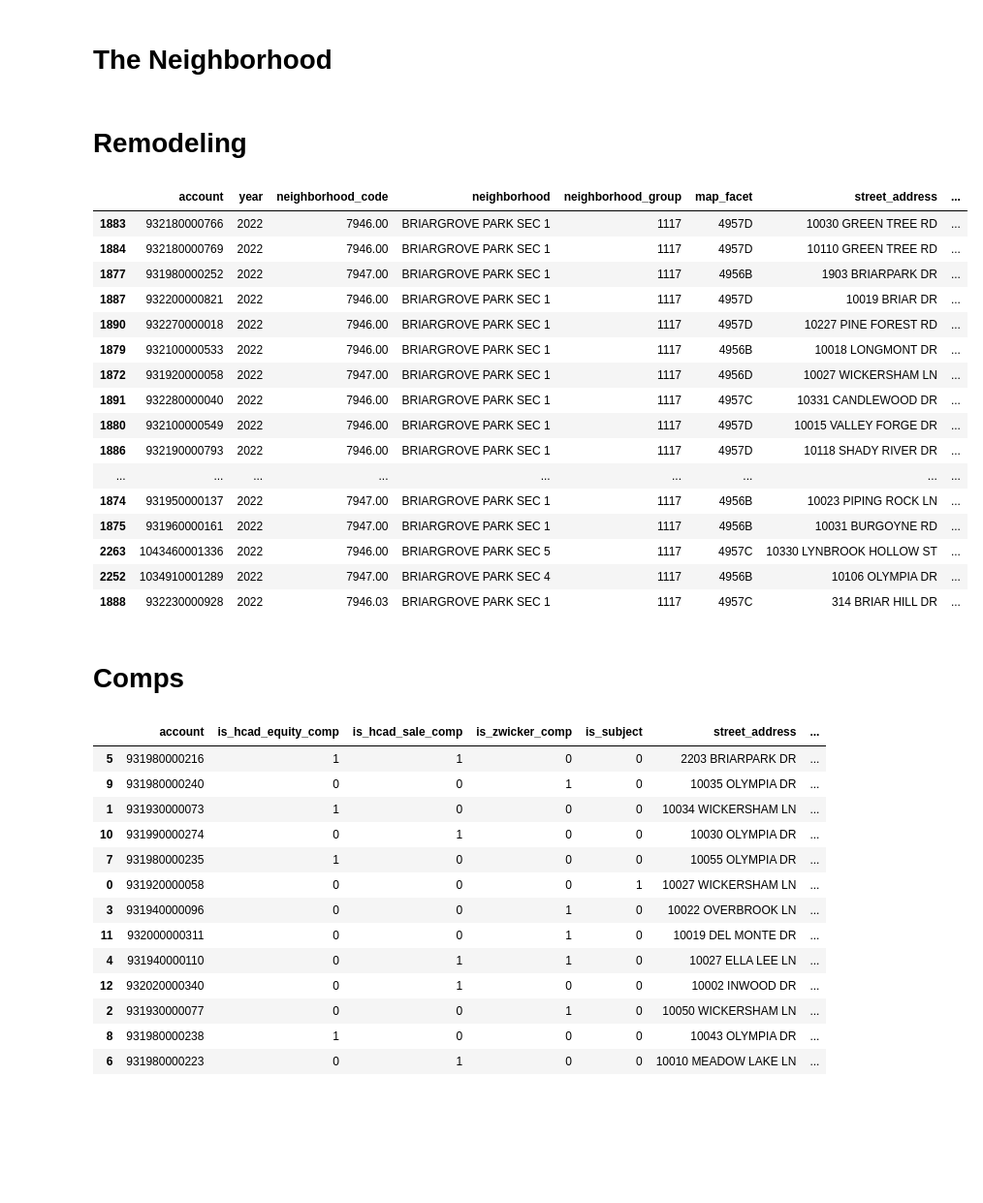
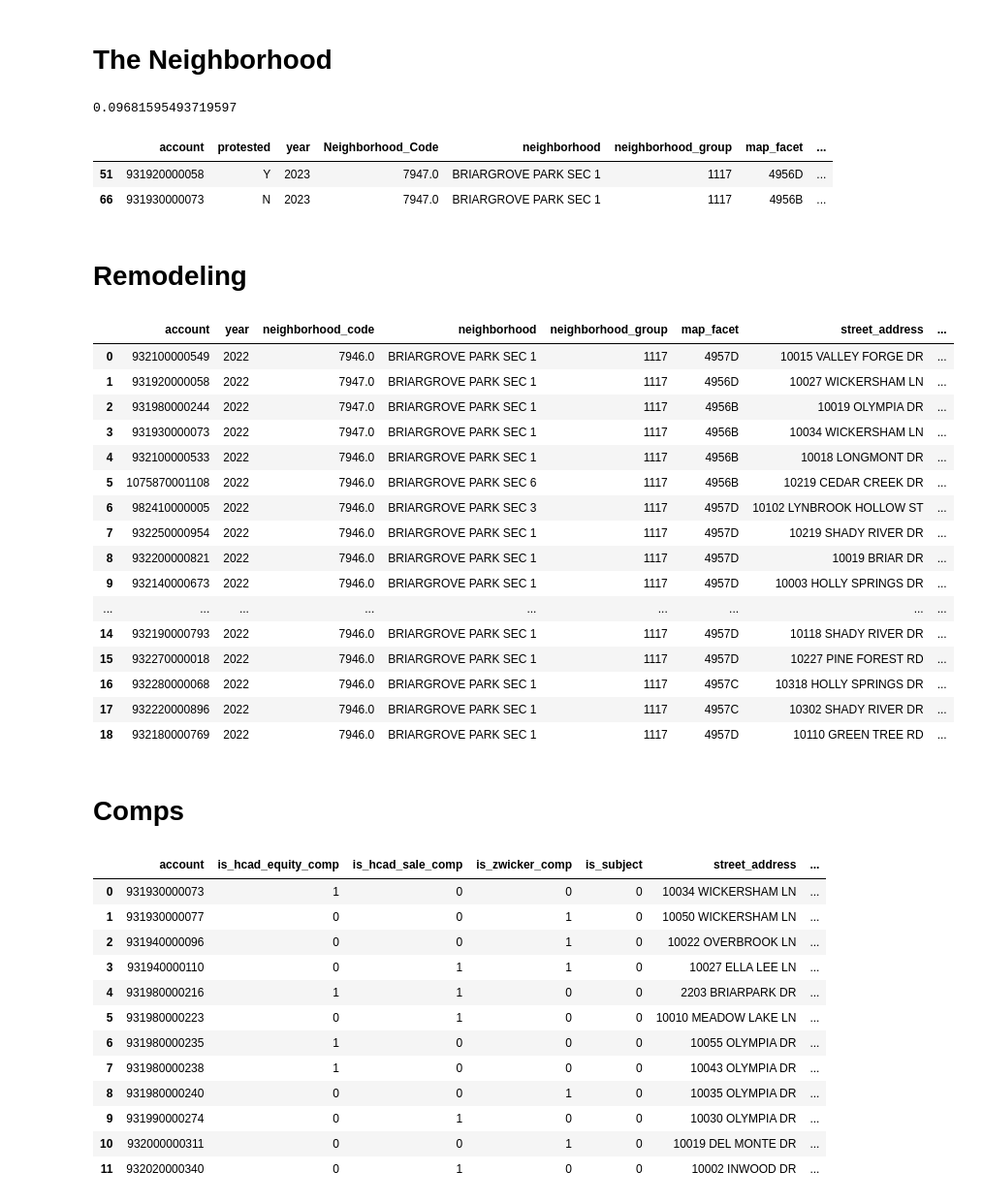
Before and after one commit to pazwicker/home-property-tax, a Jupyter notebook: wickersham/tax_year_2023/2023_analysis.ipynb, the cells around one changed output. Shown at 97% size. Cells and saved outputs as stored; diff of their text form; code cells hidden in the pictures; blank space fills up the shorter version.

```diff
--- a/wickersham/tax_year_2023/2023_analysis.ipynb
+++ b/wickersham/tax_year_2023/2023_analysis.ipynb
@@ -57,0 +80,10 @@ neighborhood_query = '''
+# %%
+neighborhood_df['pct_change_in_market_value'].quantile(.85)
+# %% [output]
+0.09681595493719597
+# %%
+neighborhood_df.loc[neighborhood_df['account'].isin([zwickersham_acct, '931930000073'])]
+# %% [output]
+|  | account | protested | year | Neighborhood_Code | neighborhood | neighborhood_group | map_facet | ... |
+| 51 | 931920000058 | Y | 2023 | 7947.0 | BRIARGROVE PARK SEC 1 | 1117 | 4956D | ... |
+| 66 | 931930000073 | N | 2023 | 7947.0 | BRIARGROVE PARK SEC 1 | 1117 | 4956B | ... |
@@ -70,18 +104,20 @@ remodeling_query = '''
             site_addr_1 as street_address,
             site_addr_3 as zipcode,
             tot_mkt_val as market_value,
+            tot_mkt_val - new_construction_val as market_value_less_new_construction,
             prior_tot_mkt_val as prior_market_value,
             new_construction_val as new_construction_value,
             tot_mkt_val - prior_tot_mkt_val as change_in_market_value,
             tot_mkt_val / prior_tot_mkt_val - 1 as pct_change_in_market_value,
+            (tot_mkt_val - new_construction_val) / prior_tot_mkt_val - 1 as pct_change_in_market_less_new_construction,
             new_construction_val / prior_tot_mkt_val as new_construction_pct_total_prior_market_value,
             new_construction_val / (tot_mkt_val - prior_tot_mkt_val) as new_construction_pct_change_in_market_value
         from real_acct
         where
             true
             and state_class = 'A1'
-            and new_construction_val > 20000
-            and prior_market_value between 250000 and 700000
+            and new_construction_val >= 100000
+            and neighborhood_code in (7946, 7946.03, 7947)
             and yr = '2022'
     ),
     cte_2023 as (
@@ -111,21 +147,21 @@ fig = px.histogram(remodeling_df_filtered, x="next_market_value_pct_change", mar
 fig.show()
 # %%
-remodeling_df_filtered.sort_values(by=['pct_change_in_market_value'], ascending=False)
+remodeling_df_filtered.sort_values(by=['market_value'], ascending=True).reset_index(drop=True)
 # %% [output]
 |  | account | year | neighborhood_code | neighborhood | neighborhood_group | map_facet | street_address | ... |
-| 1883 | 932180000766 | 2022 | 7946.00 | BRIARGROVE PARK SEC 1 | 1117 | 4957D | 10030 GREEN TREE RD | ... |
-| 1884 | 932180000769 | 2022 | 7946.00 | BRIARGROVE PARK SEC 1 | 1117 | 4957D | 10110 GREEN TREE RD | ... |
-| 1877 | 931980000252 | 2022 | 7947.00 | BRIARGROVE PARK SEC 1 | 1117 | 4956B | 1903 BRIARPARK DR | ... |
-| 1887 | 932200000821 | 2022 | 7946.00 | BRIARGROVE PARK SEC 1 | 1117 | 4957D | 10019 BRIAR DR | ... |
-| 1890 | 932270000018 | 2022 | 7946.00 | BRIARGROVE PARK SEC 1 | 1117 | 4957D | 10227 PINE FOREST RD | ... |
-| 1879 | 932100000533 | 2022 | 7946.00 | BRIARGROVE PARK SEC 1 | 1117 | 4956B | 10018 LONGMONT DR | ... |
-| 1872 | 931920000058 | 2022 | 7947.00 | BRIARGROVE PARK SEC 1 | 1117 | 4956D | 10027 WICKERSHAM LN | ... |
-| 1891 | 932280000040 | 2022 | 7946.00 | BRIARGROVE PARK SEC 1 | 1117 | 4957C | 10331 CANDLEWOOD DR | ... |
-| 1880 | 932100000549 | 2022 | 7946.00 | BRIARGROVE PARK SEC 1 | 1117 | 4957D | 10015 VALLEY FORGE DR | ... |
-| 1886 | 932190000793 | 2022 | 7946.00 | BRIARGROVE PARK SEC 1 | 1117 | 4957D | 10118 SHADY RIVER DR | ... |
+| 0 | 932100000549 | 2022 | 7946.0 | BRIARGROVE PARK SEC 1 | 1117 | 4957D | 10015 VALLEY FORGE DR | ... |
+| 1 | 931920000058 | 2022 | 7947.0 | BRIARGROVE PARK SEC 1 | 1117 | 4956D | 10027 WICKERSHAM LN | ... |
+| 2 | 931980000244 | 2022 | 7947.0 | BRIARGROVE PARK SEC 1 | 1117 | 4956B | 10019 OLYMPIA DR | ... |
+| 3 | 931930000073 | 2022 | 7947.0 | BRIARGROVE PARK SEC 1 | 1117 | 4956B | 10034 WICKERSHAM LN | ... |
+| 4 | 932100000533 | 2022 | 7946.0 | BRIARGROVE PARK SEC 1 | 1117 | 4956B | 10018 LONGMONT DR | ... |
+| 5 | 1075870001108 | 2022 | 7946.0 | BRIARGROVE PARK SEC 6 | 1117 | 4956B | 10219 CEDAR CREEK DR | ... |
+| 6 | 982410000005 | 2022 | 7946.0 | BRIARGROVE PARK SEC 3 | 1117 | 4957D | 10102 LYNBROOK HOLLOW ST | ... |
+| 7 | 932250000954 | 2022 | 7946.0 | BRIARGROVE PARK SEC 1 | 1117 | 4957D | 10219 SHADY RIVER DR | ... |
+| 8 | 932200000821 | 2022 | 7946.0 | BRIARGROVE PARK SEC 1 | 1117 | 4957D | 10019 BRIAR DR | ... |
+| 9 | 932140000673 | 2022 | 7946.0 | BRIARGROVE PARK SEC 1 | 1117 | 4957D | 10003 HOLLY SPRINGS DR | ... |
 | ... | ... | ... | ... | ... | ... | ... | ... | ... |
-| 1874 | 931950000137 | 2022 | 7947.00 | BRIARGROVE PARK SEC 1 | 1117 | 4956B | 10023 PIPING ROCK LN | ... |
-| 1875 | 931960000161 | 2022 | 7947.00 | BRIARGROVE PARK SEC 1 | 1117 | 4956B | 10031 BURGOYNE RD | ... |
-| 2263 | 1043460001336 | 2022 | 7946.00 | BRIARGROVE PARK SEC 5 | 1117 | 4957C | 10330 LYNBROOK HOLLOW ST | ... |
-| 2252 | 1034910001289 | 2022 | 7947.00 | BRIARGROVE PARK SEC 4 | 1117 | 4956B | 10106 OLYMPIA DR | ... |
-| 1888 | 932230000928 | 2022 | 7946.03 | BRIARGROVE PARK SEC 1 | 1117 | 4957C | 314 BRIAR HILL DR | ... |
+| 14 | 932190000793 | 2022 | 7946.0 | BRIARGROVE PARK SEC 1 | 1117 | 4957D | 10118 SHADY RIVER DR | ... |
+| 15 | 932270000018 | 2022 | 7946.0 | BRIARGROVE PARK SEC 1 | 1117 | 4957D | 10227 PINE FOREST RD | ... |
+| 16 | 932280000068 | 2022 | 7946.0 | BRIARGROVE PARK SEC 1 | 1117 | 4957C | 10318 HOLLY SPRINGS DR | ... |
+| 17 | 932220000896 | 2022 | 7946.0 | BRIARGROVE PARK SEC 1 | 1117 | 4957C | 10302 SHADY RIVER DR | ... |
+| 18 | 932180000769 | 2022 | 7946.0 | BRIARGROVE PARK SEC 1 | 1117 | 4957D | 10110 GREEN TREE RD | ... |
@@ -185,19 +223,18 @@ comp_query = f'''
 # %%
 comp_df = pd.read_sql_query(comp_query, engine)
 # %%
-comp_df.sort_values(by=['market_value_pct_change_2023'])
+comp_df.sort_values(by=['market_value_pct_change_2023']).reset_index(drop=True)
 # %% [output]
 |  | account | is_hcad_equity_comp | is_hcad_sale_comp | is_zwicker_comp | is_subject | street_address | ... |
-| 5 | 931980000216 | 1 | 1 | 0 | 0 | 2203 BRIARPARK DR | ... |
-| 9 | 931980000240 | 0 | 0 | 1 | 0 | 10035 OLYMPIA DR | ... |
-| 1 | 931930000073 | 1 | 0 | 0 | 0 | 10034 WICKERSHAM LN | ... |
-| 10 | 931990000274 | 0 | 1 | 0 | 0 | 10030 OLYMPIA DR | ... |
-| 7 | 931980000235 | 1 | 0 | 0 | 0 | 10055 OLYMPIA DR | ... |
-| 0 | 931920000058 | 0 | 0 | 0 | 1 | 10027 WICKERSHAM LN | ... |
-| 3 | 931940000096 | 0 | 0 | 1 | 0 | 10022 OVERBROOK LN | ... |
-| 11 | 932000000311 | 0 | 0 | 1 | 0 | 10019 DEL MONTE DR | ... |
-| 4 | 931940000110 | 0 | 1 | 1 | 0 | 10027 ELLA LEE LN | ... |
-| 12 | 932020000340 | 0 | 1 | 0 | 0 | 10002 INWOOD DR | ... |
-| 2 | 931930000077 | 0 | 0 | 1 | 0 | 10050 WICKERSHAM LN | ... |
-| 8 | 931980000238 | 1 | 0 | 0 | 0 | 10043 OLYMPIA DR | ... |
-| 6 | 931980000223 | 0 | 1 | 0 | 0 | 10010 MEADOW LAKE LN | ... |
+| 0 | 931930000073 | 1 | 0 | 0 | 0 | 10034 WICKERSHAM LN | ... |
+| 1 | 931930000077 | 0 | 0 | 1 | 0 | 10050 WICKERSHAM LN | ... |
+| 2 | 931940000096 | 0 | 0 | 1 | 0 | 10022 OVERBROOK LN | ... |
+| 3 | 931940000110 | 0 | 1 | 1 | 0 | 10027 ELLA LEE LN | ... |
+| 4 | 931980000216 | 1 | 1 | 0 | 0 | 2203 BRIARPARK DR | ... |
+| 5 | 931980000223 | 0 | 1 | 0 | 0 | 10010 MEADOW LAKE LN | ... |
+| 6 | 931980000235 | 1 | 0 | 0 | 0 | 10055 OLYMPIA DR | ... |
+| 7 | 931980000238 | 1 | 0 | 0 | 0 | 10043 OLYMPIA DR | ... |
+| 8 | 931980000240 | 0 | 0 | 1 | 0 | 10035 OLYMPIA DR | ... |
+| 9 | 931990000274 | 0 | 1 | 0 | 0 | 10030 OLYMPIA DR | ... |
+| 10 | 932000000311 | 0 | 0 | 1 | 0 | 10019 DEL MONTE DR | ... |
+| 11 | 932020000340 | 0 | 1 | 0 | 0 | 10002 INWOOD DR | ... |
```
Also changed, not shown: parts of 16 cells of this notebook.
